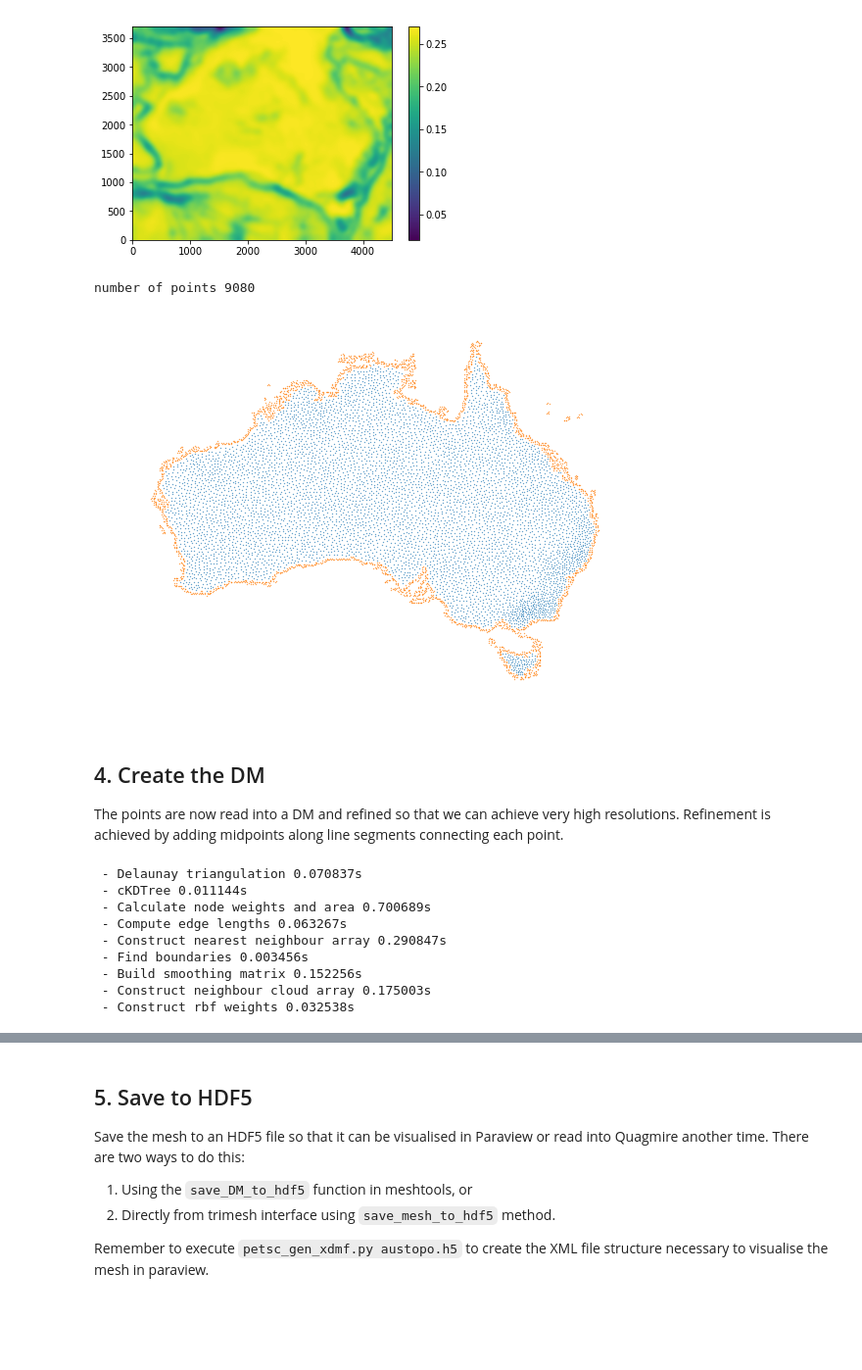
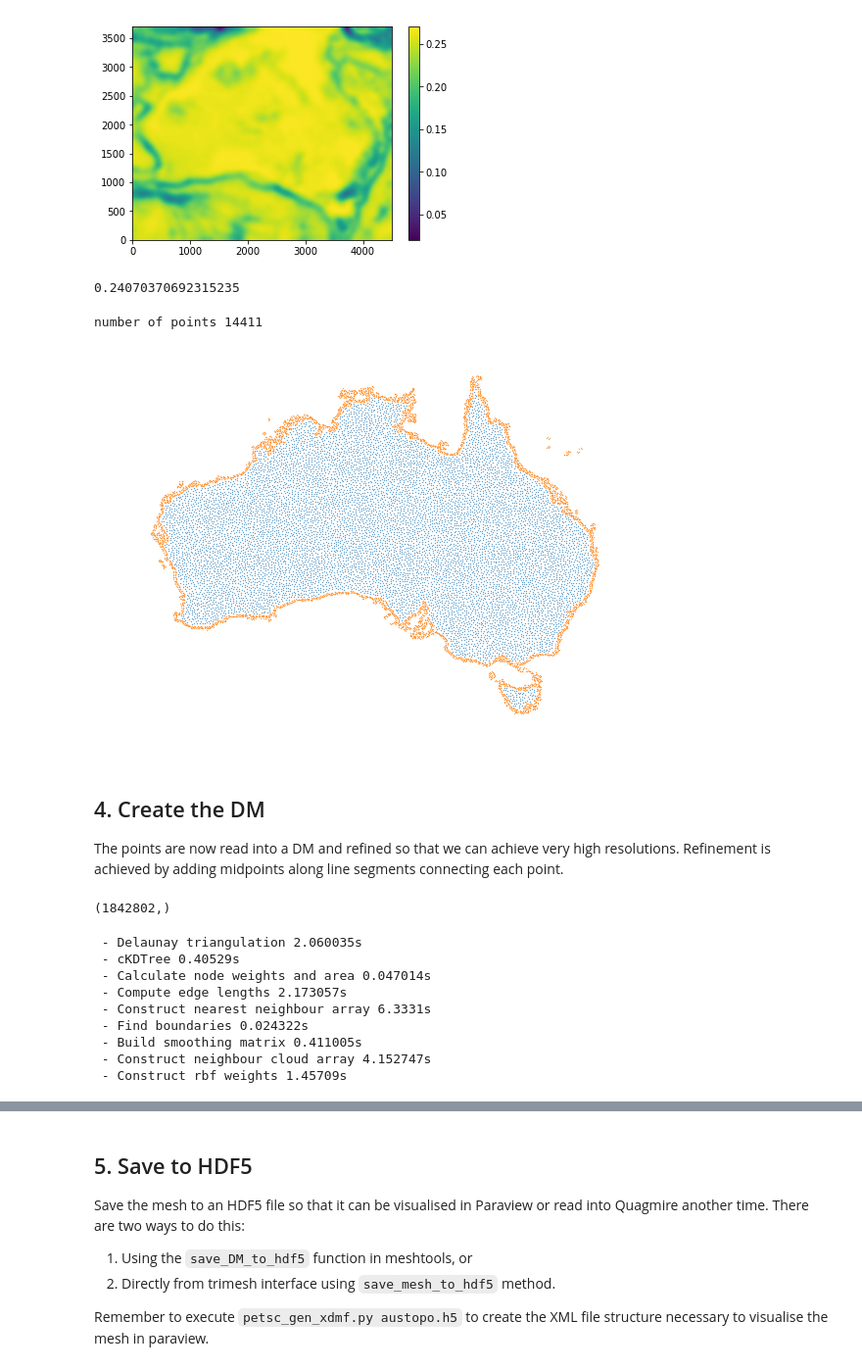
Before and after one commit to underworldcode/quagmire, a Jupyter notebook: Notebooks/Australian coastline.ipynb, the cells around one changed output, grey strips where cells are left out. Shown at 98% size. Saved outputs shown, nothing was run; the diff lists cells and outputs as text; code cells hidden in the pictures; blank space fills up the shorter version.

```diff
--- a/Notebooks/Australian coastline.ipynb
+++ b/Notebooks/Australian coastline.ipynb
@@ -124,20 +131,24 @@ points3[:,0] += 0.1
 
 # we require thicker set of constraint points (coasts have very small radius)
 cpts2 = np.vstack((cpts, points2, points3))
+# %%
+rgrid.mean()
+# %% [output]
+0.24070370692315235
 # %%
-sample_pts2, bmask = meshtools.poisson_disc_sampler(minX, maxX, minY, maxY, None, r_grid=rgrid, cpts=cpts2, spts=spts)
-print("number of points {}".format(sample_pts2.shape[0]))
+x2, y2, bmask = meshtools.poisson_disc_sampler(minX, maxX, minY, maxY, 0.2,  cpts=cpts2, spts=spts)
+print("number of points {}".format(x2.shape[0]))
 # %% [output]
-number of points 9080
+number of points 14411
 # %%
 fig = plt.figure(1, figsize=(9,7))
 ax = fig.add_subplot(111)
 ax.axis('off')
-ax.scatter(sample_pts2[bmask,0], sample_pts2[bmask,1], s=0.1)
-ax.scatter(sample_pts2[~bmask,0], sample_pts2[~bmask,1], s=0.1)
+ax.scatter(x2[bmask], y2[bmask], s=0.1)
+ax.scatter(x2[~bmask], y2[~bmask], s=0.1)
 plt.show()
 # %% [output]
-[figure, old version]
+[figure, new version]
 # %% [markdown]
 ## 4. Create the DM
 
@@ -148,12 +158,16 @@ DM = meshtools.create_DMPlex_from_points(pts[:,0], pts[:,1], bmask, refinement_s
+# %%
+DM.getCoordinates().array.shape
+# %% [output]
+(1842802,)
 # %%
-mesh = quagmire.FlatMesh(DM)
+mesh = quagmire.SurfaceProcessMesh(DM)
 # %% [output]
- - Delaunay triangulation 0.070837s
- - cKDTree 0.011144s
- - Calculate node weights and area 0.700689s
- - Compute edge lengths 0.063267s
- - Construct nearest neighbour array 0.290847s
- - Find boundaries 0.003456s
- - Build smoothing matrix 0.152256s
- - Construct neighbour cloud array 0.175003s
- - Construct rbf weights 0.032538s
+ - Delaunay triangulation 2.060035s
+ - cKDTree 0.40529s
+ - Calculate node weights and area 0.047014s
+ - Compute edge lengths 2.173057s
+ - Construct nearest neighbour array 6.3331s
+ - Find boundaries 0.024322s
+ - Build smoothing matrix 0.411005s
+ - Construct neighbour cloud array 4.152747s
+ - Construct rbf weights 1.45709s
```
Also changed, not shown: parts of 21 cells of this notebook, 10 other files.
